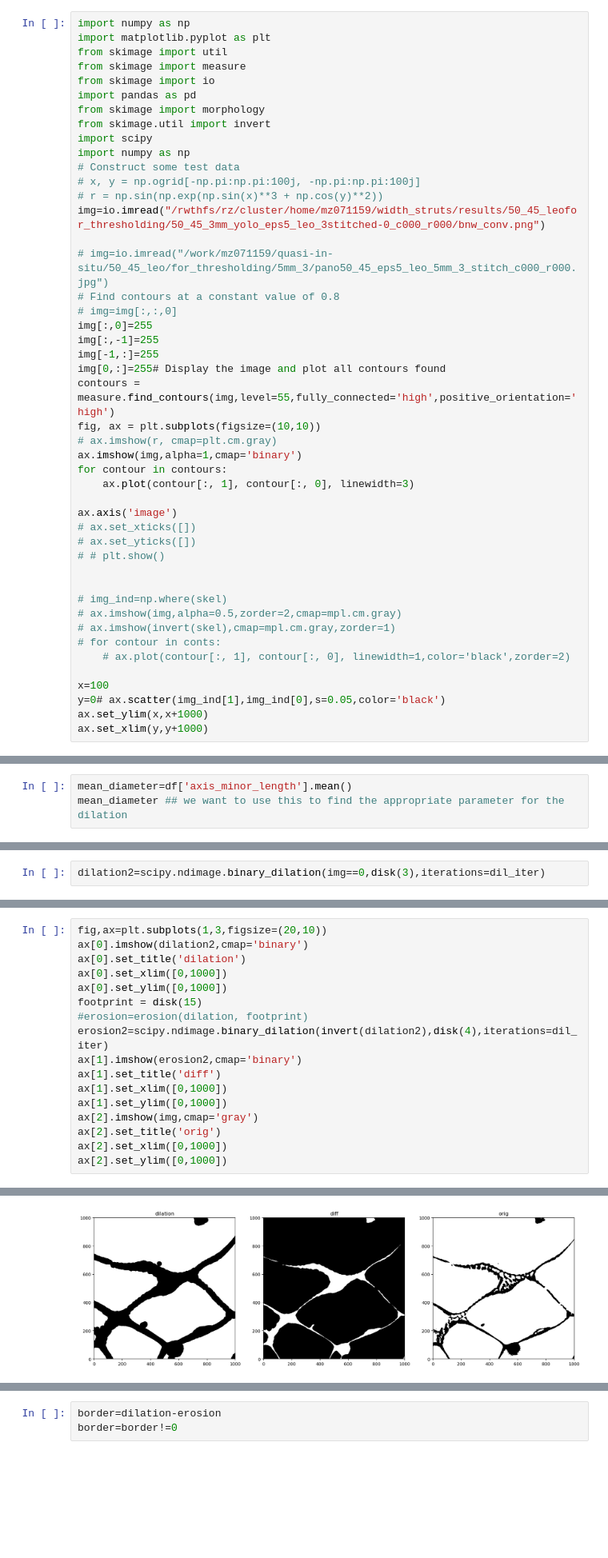
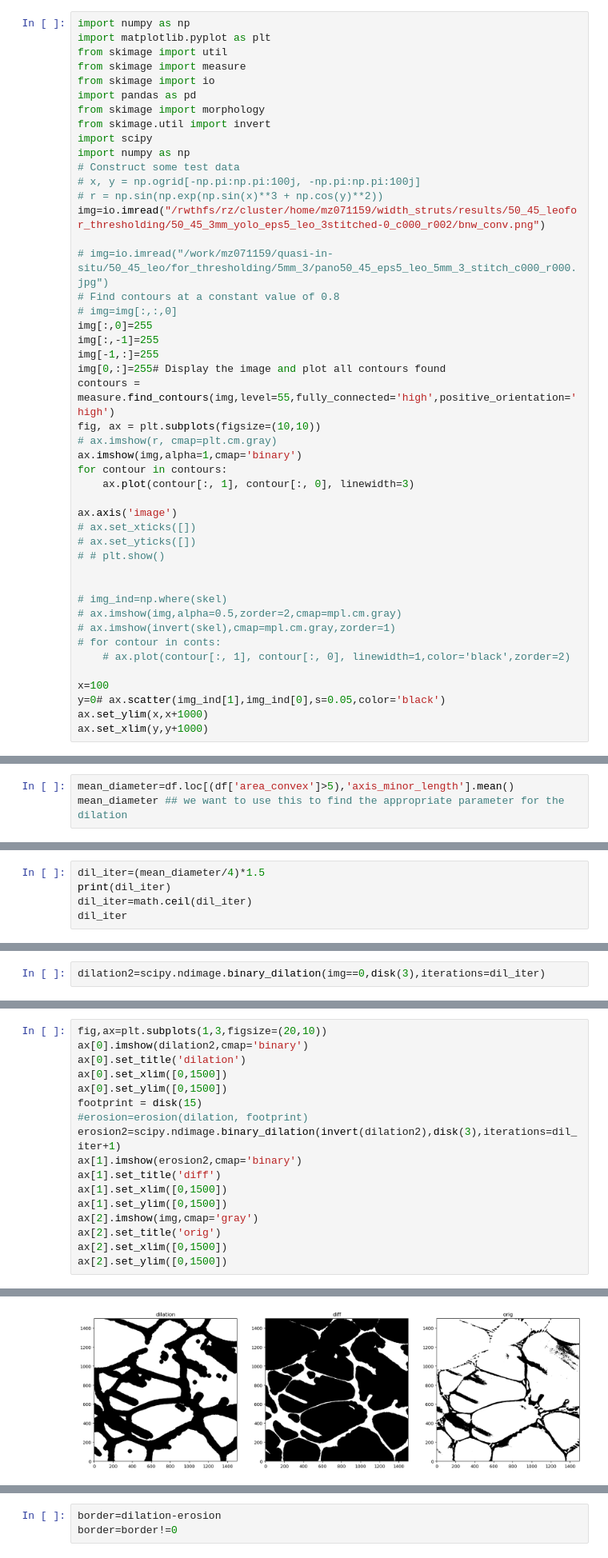
Before and after one commit to potsci/random_projects, a Jupyter notebook: find_eutectic_isles.ipynb, the cells around one changed output, grey strips where cells are left out. Shown at 80% size. Saved outputs shown, nothing was run; the diff lists cells and outputs as text; blank space fills up the shorter version.

Commit message:
trying to improve parameter for dilation

```diff
--- a/find_eutectic_isles.ipynb
+++ b/find_eutectic_isles.ipynb
@@ -21,7 +22,7 @@ import numpy as np
 # Construct some test data
 # x, y = np.ogrid[-np.pi:np.pi:100j, -np.pi:np.pi:100j]
 # r = np.sin(np.exp(np.sin(x)**3 + np.cos(y)**2))
-img=io.imread("/rwthfs/rz/cluster/home/mz071159/width_struts/results/50_45_leofor_thresholding/50_45_3mm_yolo_eps5_leo_3stitched-0_c000_r000/bnw_conv.png")
+img=io.imread("/rwthfs/rz/cluster/home/mz071159/width_struts/results/50_45_leofor_thresholding/50_45_3mm_yolo_eps5_leo_3stitched-0_c000_r002/bnw_conv.png")
 
 # img=io.imread("/work/mz071159/quasi-in-situ/50_45_leo/for_thresholding/5mm_3/pano50_45_eps5_leo_5mm_3_stitch_c000_r000.jpg")
 # Find contours at a constant value of 0.8
@@ -91,4 +95,4 @@ df
 # %%
-mean_diameter=df['axis_minor_length'].mean()
+mean_diameter=df.loc[(df['area_convex']>5),'axis_minor_length'].mean()
 mean_diameter ## we want to use this to find the appropriate parameter for the dilation
 # %% [output]
@@ -98,0 +100,5 @@ dil_iter=int(dil_iter)
+# %%
+dil_iter=(mean_diameter/4)*1.5
+print(dil_iter)
+dil_iter=math.ceil(dil_iter)
+dil_iter
@@ -131,17 +144,17 @@ ax[2].set_ylim([0,300])
 fig,ax=plt.subplots(1,3,figsize=(20,10))
 ax[0].imshow(dilation2,cmap='binary')
 ax[0].set_title('dilation')
-ax[0].set_xlim([0,1000])
-ax[0].set_ylim([0,1000])
+ax[0].set_xlim([0,1500])
+ax[0].set_ylim([0,1500])
 footprint = disk(15)
 #erosion=erosion(dilation, footprint)
-erosion2=scipy.ndimage.binary_dilation(invert(dilation2),disk(4),iterations=dil_iter)
+erosion2=scipy.ndimage.binary_dilation(invert(dilation2),disk(3),iterations=dil_iter+1)
 ax[1].imshow(erosion2,cmap='binary')
 ax[1].set_title('diff')
-ax[1].set_xlim([0,1000])
-ax[1].set_ylim([0,1000])
+ax[1].set_xlim([0,1500])
+ax[1].set_ylim([0,1500])
 ax[2].imshow(img,cmap='gray')
 ax[2].set_title('orig')
-ax[2].set_xlim([0,1000])
-ax[2].set_ylim([0,1000])
+ax[2].set_xlim([0,1500])
+ax[2].set_ylim([0,1500])
 # %% [output]
@@ -149,4 +162,4 @@ ax[2].set_ylim([0,1000])
-[figure, old version]
+[figure, new version]
 # %%
 plt.imshow(erosion2-invert(img),cmap='gray')
 plt.xlim([0,1500])
```
Also changed, not shown: parts of 15 cells of this notebook, 13 other files.
